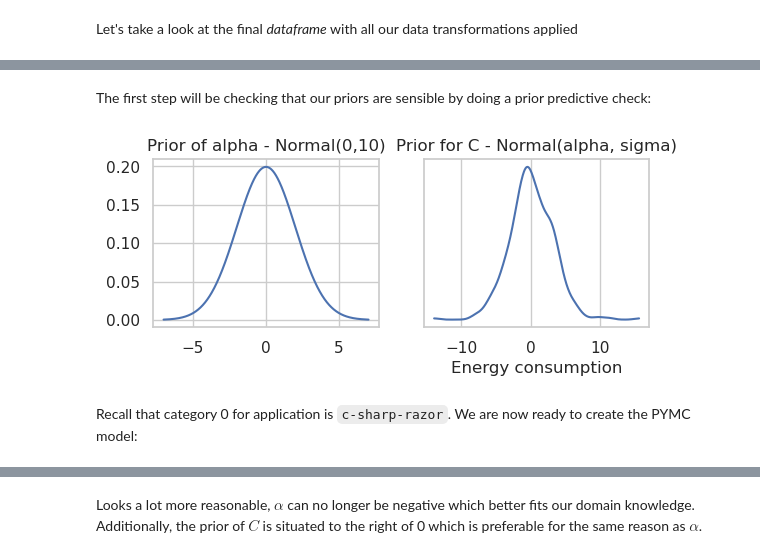
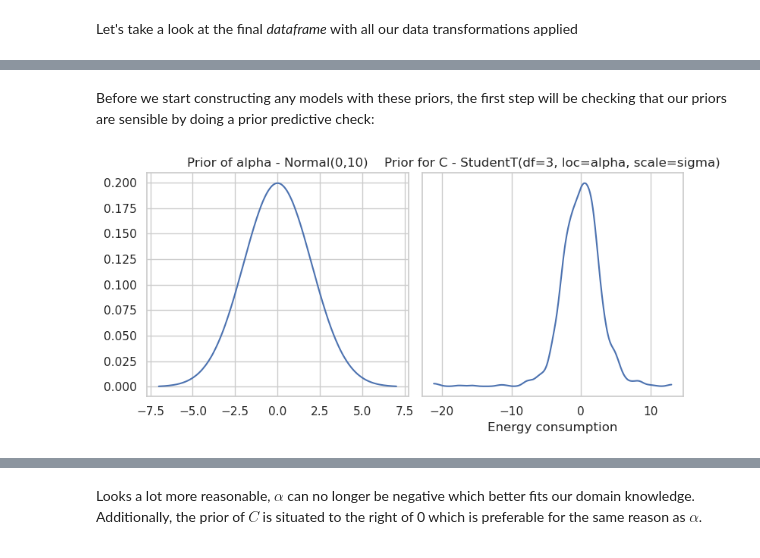
Before and after one commit to joakimGD/PRPRO-exam, a Jupyter notebook: main-question.ipynb, the cells around one changed output, grey strips where cells are left out. Cells and saved outputs as stored; diff of their text form; code cells hidden in the pictures.

```diff
--- a/main-question.ipynb
+++ b/main-question.ipynb
@@ -271,28 +343,30 @@ The reasoning for choosing distributions for the priors is as follows:
 # %% [markdown]
-
-The first step will be checking that our priors are sensible by doing a prior predictive check:
+Before we start constructing any models with these priors, the first step will be checking that our priors are sensible by doing a prior predictive check:
 # %%
+np.random.seed(rng)
 n_samples = 1000
 alpha_mean = 0
 alpha_std = 2
 
-ax1 = plt.subplot(2, 2, (1,1))
+fig, (ax1, ax2) = plt.subplots(1, 2, figsize=(8, 4))
 x = np.linspace(-7,7,n_samples)
 alpha_sample = stats.norm.pdf(x, alpha_mean, alpha_std)
 sigma_sample = stats.expon.pdf(x, 1)
 ax1.plot(x, alpha_sample)
 ax1.set_title("Prior of alpha - Normal(0,10)")
 
-ax2 = plt.subplot(2, 2, (2,2))
 alpha_sample = stats.norm.rvs(loc=alpha_mean, scale=alpha_std, size=n_samples)
-sigma_sample = stats.expon.rvs(1, size=n_samples)
-prior_h = stats.norm.rvs(loc=alpha_sample, scale=sigma_sample)
-az.plot_kde(prior_h, ax=ax2)
+sigma_sample = stats.expon.rvs(scale=1.0, size=n_samples)
+
+# Sample from the Student's t prior
+prior_c = stats.t.rvs(df=3, loc=alpha_sample, scale=sigma_sample)
+
+az.plot_kde(prior_c, ax=ax2)
 ax2.set_xlabel("Energy consumption")
-ax2.set_yticks([]);
-ax2.set_title("Prior for C - Normal(alpha, sigma)")
+ax2.set_title(f"Prior for C - StudentT(df={3}, loc=alpha, scale=sigma)")
+ax2.set_yticks([])
+
+plt.tight_layout()
 plt.show()
 # %% [output]
-[figure, old version]
+[figure, new version]
-# %% [markdown]
-Recall that category 0 for application is `c-sharp-razor`. We are now ready to create the PYMC model:
```
Also changed, not shown: parts of 30 cells of this notebook.
